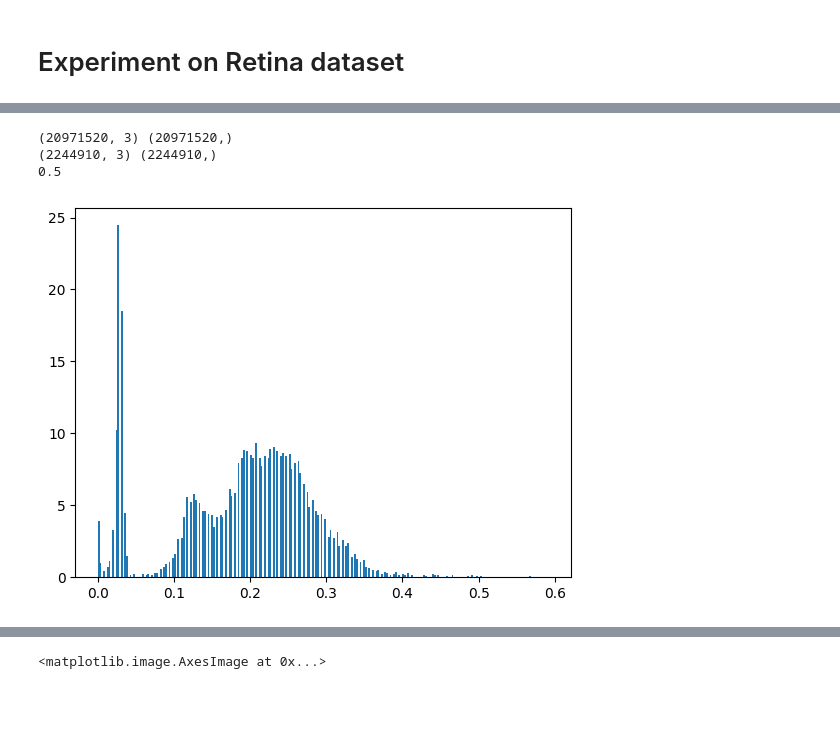
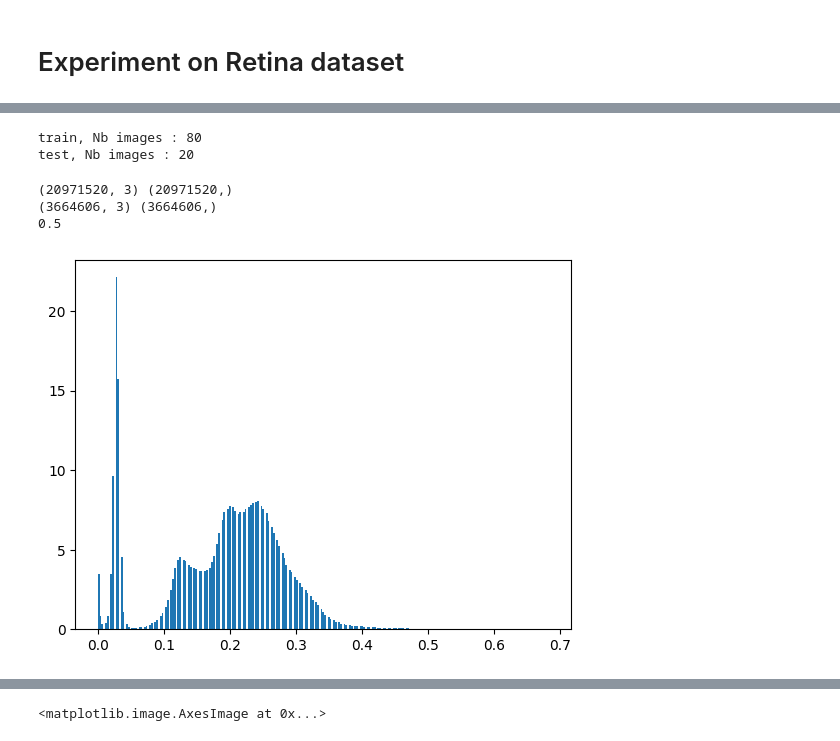
Before and after one commit to IAntoineV/GDA, a Jupyter notebook: eye_vessel_segmentation.ipynb, the cells around one changed output, grey strips where cells are left out. Cells and saved outputs as stored; diff of their text form; code cells hidden in the pictures; blank space fills up the shorter version.

```diff
--- a/eye_vessel_segmentation.ipynb
+++ b/eye_vessel_segmentation.ipynb
@@ -15,8 +15,8 @@ Warning: Looks like you're using an outdated `kagglehub` version, please conside
 Path to dataset files: /home/antoine/.cache/kagglehub/datasets/abdallahwagih/retina-blood-vessel/versions/1
 # %%
-def load_retina_data(path):
+def load_retina_data(path, nb_img=None):
 
-    def load_dir(path,dir_name):
+    def load_dir(path,dir_name, nb_img=None):
         path_dir = os.path.join(path, dir_name)
         images = []
         masks = []
@@ -24,8 +24,8 @@ def load_retina_data(path):
         # List image and mask files and sort them for consistency
         img_files = sorted(os.listdir(os.path.join(path_dir, "image")))
         mask_files = sorted(os.listdir(os.path.join(path_dir, "mask")))
-
-        for img_file, mask_file in zip(img_files, mask_files):
+        print(f"{dir_name}, Nb images : {len(img_files)}")
+        for img_it, (img_file, mask_file) in enumerate(zip(img_files, mask_files)):
             img_path = os.path.join(path_dir, "image", img_file)
             mask_path = os.path.join(path_dir, "mask", mask_file)
 
@@ -36,17 +36,22 @@ def load_retina_data(path):
             # Normalize pixel values to [0, 1]
             img = np.array(img) / 255.0
             mask = np.array(mask) / 255.0
-
+            mask = np.rint(mask)
             # Append to lists
             images.append(img)
             masks.append(mask)
+            if nb_img is not None and img_it>=nb_img-1:
+                break
 
         return np.array(images), np.array(masks)
-    x_train,y_train = load_dir(path,"train")
-    x_test,y_test = load_dir(path,"test")
+    x_train,y_train = load_dir(path,"train", nb_img=nb_img)
+    x_test,y_test = load_dir(path,"test", nb_img=nb_img)
     return x_train,y_train,x_test,y_test
 # %%
-x_train_img,y_train_img,x_test_img,y_test_img = load_retina_data(os.path.join(path,"Data"))
+x_train_img,y_train_img,x_test_img,y_test_img = load_retina_data(os.path.join(path,"Data"), nb_img=80)
+# %% [output]
+train, Nb images : 80
+test, Nb images : 20
 # %%
 
 def balanced_data(x_train_img, y_train_img, x_test_img, y_test_img, nb_channel=3):
@@ -69,23 +74,24 @@ def balanced_data(x_train_img, y_train_img, x_test_img, y_test_img, nb_channel=3
         return x_new[index_shuffle], y_new[index_shuffle]
 
     x_train_balanced, y_train_balanced = get_balanced_dataset(x_train_pixelled,y_train_pixelled)
+    x_test_balanced, y_test_balanced = get_balanced_dataset(x_test_pixelled,y_test_pixelled)
     print(x_train_pixelled.shape, y_train_pixelled.shape)
     print(x_train_balanced.shape, y_train_balanced.shape)
     print(y_train_balanced.mean())
-    return x_train_balanced, y_train_balanced, x_train_pixelled, x_test_pixelled, y_train_pixelled, y_test_pixelled
+    return x_train_balanced, y_train_balanced, x_train_pixelled, x_test_balanced, y_train_pixelled, y_test_balanced
 
 x_train_balanced, y_train_balanced, x_train_pixelled, x_test_pixelled, y_train_pixelled, y_test_pixelled = balanced_data(x_train_img, y_train_img, x_test_img, y_test_img)
 # %% [output]
 (20971520, 3) (20971520,)
-(2244910, 3) (2244910,)
+(3664606, 3) (3664606,)
 0.5
 # %%
-nb_data_train = int(1e4)
+nb_data_train = int(1e6)
 nb_data_test = int(1e4)
 x_train,x_test = x_train_balanced[:nb_data_train], x_test_pixelled[np.random.permutation(x_test_pixelled.shape[0])[:nb_data_test]]
 y_train, y_test = y_train_balanced[:nb_data_train], y_test_pixelled[np.random.permutation(y_test_pixelled.shape[0])[:nb_data_test]]
 plt.hist(x_train[:,2], bins=255, density=True)
 plt.show()
 # %% [output]
-[figure, old version]
+[figure, new version]
 # %%
```
Also changed, not shown: parts of 10 cells of this notebook, 1 other file.
